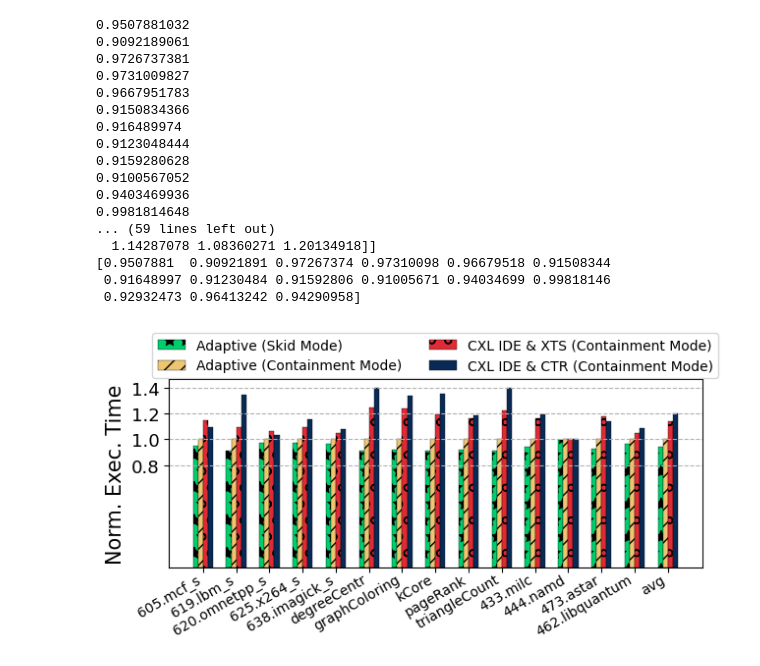
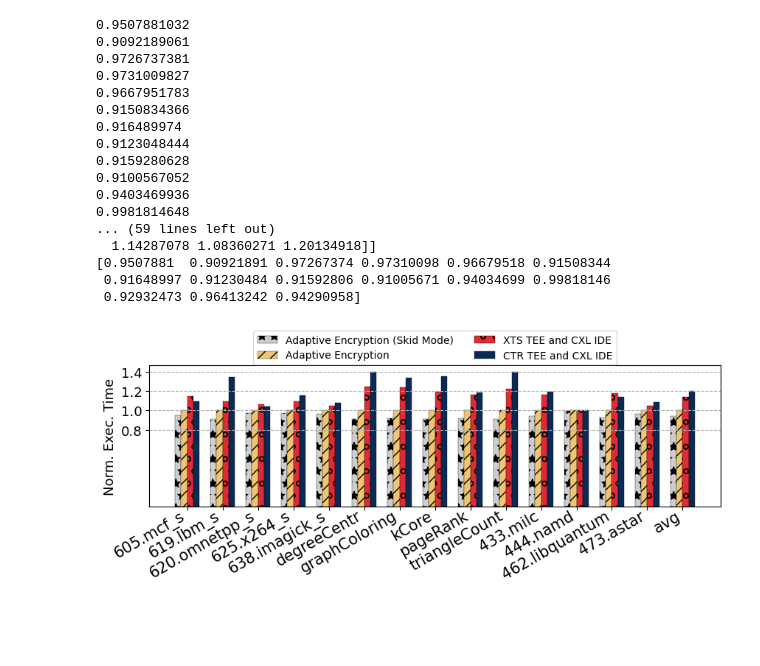
Before and after one commit to LichK9/fig_script, a Jupyter notebook: containment/containment.ipynb, the cells around one changed output. Cells and saved outputs as stored; diff of their text form; code cells hidden in the pictures; blank space fills up the shorter version.

```diff
--- a/containment/containment.ipynb
+++ b/containment/containment.ipynb
@@ -11,7 +11,7 @@ x=np.arange(N)
 xclicks=[
     '605.mcf_s','619.lbm_s','620.omnetpp_s','625.x264_s','638.imagick_s',
     'degreeCentr','graphColoring','kCore','pageRank','triangleCount',
-    '433.milc','444.namd','473.astar','462.libquantum','avg'
+    '433.milc','444.namd','462.libquantum','473.astar','avg'
 ]
 xlabels=''
 ylabels='Norm. Exec. Time'
@@ -29,40 +29,40 @@ b1=b1.reshape(4, 15)
 print(b1)
 
 
-allfigsize=(7,2.5)
-width=0.15
+allfigsize=(10,2.5)
+width=0.17
 plt.figure(figsize=allfigsize)
 print(b1[0])
-plt.bar(x - width*1.5, b1[0], width, label='Adaptive (Skid Mode)', color='#00cd6c', hatch="*", edgecolor='black', linewidth=0.25)
-plt.bar(x - width*0.5, b1[1], width, label='Adaptive (Containment Mode)', color='#f0c571',  hatch="//", edgecolor='black', linewidth=0.25)
-plt.bar(x + width*0.5, b1[2], width, label='CXL IDE & XTS (Containment Mode)', color='#e02b35', hatch="o", edgecolor='black', linewidth=0.25)
-plt.bar(x + width*1.5, b1[3], width, label='CXL IDE & CTR (Containment Mode)',  color='#082a54', edgecolor='black', linewidth=0.25)
+plt.bar(x - width*1.5, b1[0], width, label='Adaptive Encryption (Skid Mode)', color='#cecece', hatch="*", edgecolor='black', linewidth=0.25)
+plt.bar(x - width*0.5, b1[1], width, label='Adaptive Encryption', color='#f0c571',  hatch="//", edgecolor='black', linewidth=0.25)
+plt.bar(x + width*0.5, b1[2], width, label='XTS TEE and CXL IDE', color='#e02b35', hatch="o", edgecolor='black', linewidth=0.25)
+plt.bar(x + width*1.5, b1[3], width, label='CTR TEE and CXL IDE',  color='#082a54', edgecolor='black', linewidth=0.25)
 
 plt.grid(axis='y',linestyle='--')
-plt.xticks(x,xclicks, fontsize=10, rotation=30,ha='right', va='center_baseline')
+plt.xticks(x,xclicks, fontsize=15, rotation=30,ha='right', va='center_baseline')
 #plt.ylim(0,180000)
 plt.yticks([0.8, 1.0,1.2,1.4],fontsize=13)
-plt.xlabel(xlabels,fontsize=15)
-plt.ylabel(ylabels,fontsize=15)
+plt.xlabel(xlabels,fontsize=13)
+plt.ylabel(ylabels,fontsize=13)
 plt.legend(loc='upper center', ncol=2, bbox_to_anchor=(0.50, 1.28), fontsize=10)
 plt.savefig('containment.pdf',bbox_inches = 'tight')
 plt.show()
 # %% [output]
 0.9507881032
 0.9092189061
 0.9726737381
 0.9731009827
 0.9667951783
 0.9150834366
 0.916489974
 0.9123048444
 0.9159280628
 0.9100567052
 0.9403469936
 0.9981814648
 ... (59 lines left out)
   1.14287078 1.08360271 1.20134918]]
 [0.9507881  0.90921891 0.97267374 0.97310098 0.96679518 0.91508344
  0.91648997 0.91230484 0.91592806 0.91005671 0.94034699 0.99818146
  0.92932473 0.96413242 0.94290958]
-[figure, old version]
+[figure, new version]
```
Also changed, not shown: 31 other files.
